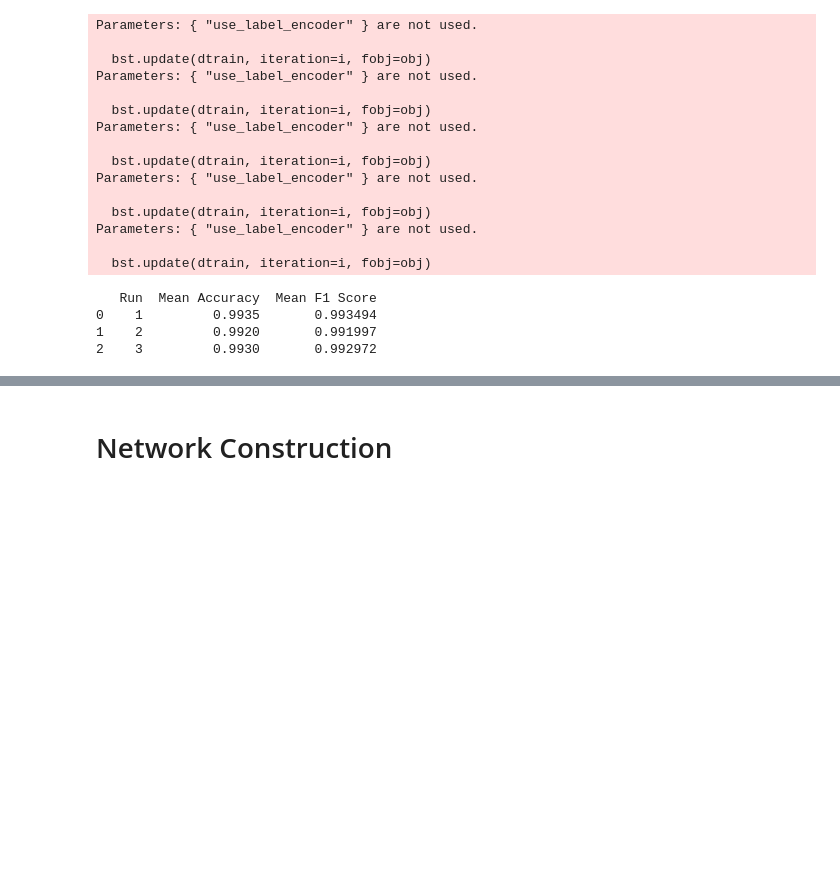
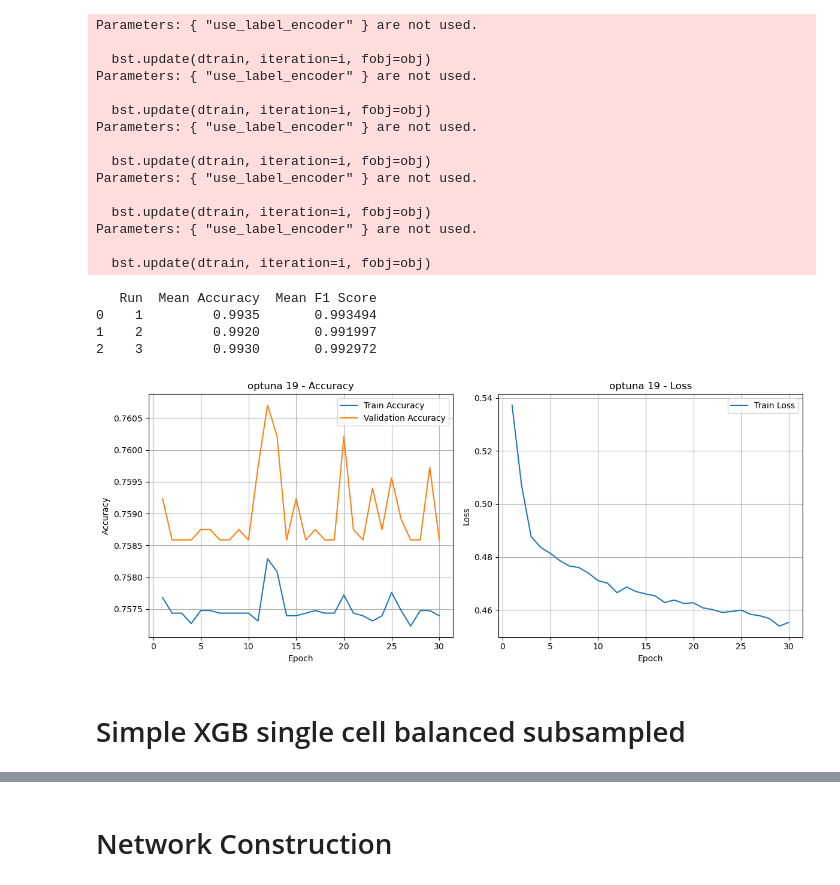
Before and after one commit to tommasoravasio/scRNAseq-GNN-binary-tp53, a Jupyter notebook: notebooks/main_experiment.ipynb, the cells around one changed output, grey strips where cells are left out. Cells and saved outputs as stored; diff of their text form; code cells hidden in the pictures; blank space fills up the shorter version.

Commit message:
added model comparison

```diff
--- a/notebooks/main_experiment.ipynb
+++ b/notebooks/main_experiment.ipynb
@@ -355,3 +375,9 @@ Parameters: { "use_label_encoder" } are not used.
 0    1         0.9935       0.993494
 1    2         0.9920       0.991997
 2    3         0.9930       0.992972
+# %%
+plot_training_curves("../Results/optuna_19/training_log.csv",model_name = "optuna 19")
+# %% [output]
+[figure, added]
+# %% [markdown]
+# Simple XGB single cell balanced subsampled
```
Also changed, not shown: parts of 4 cells of this notebook, 13 other files.
